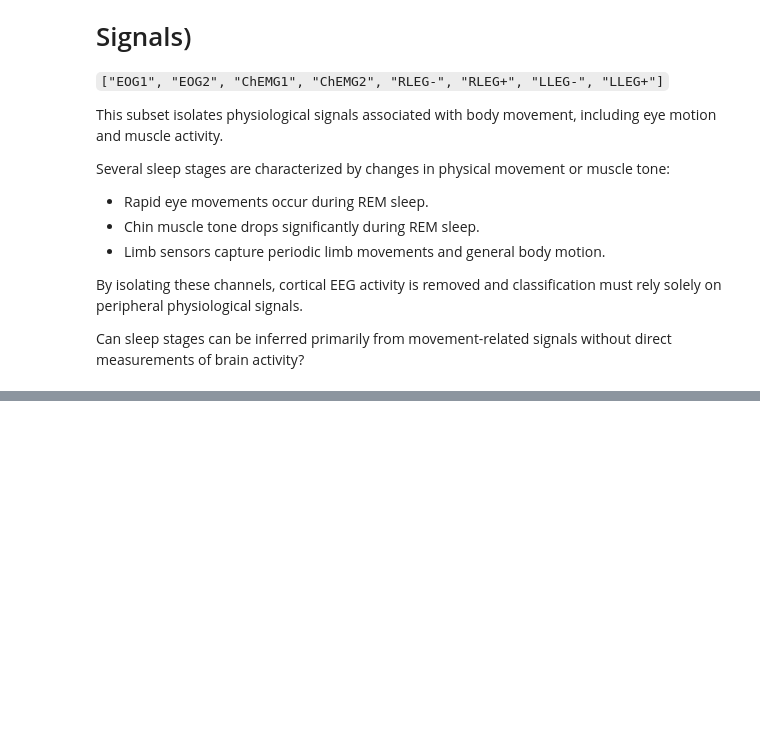
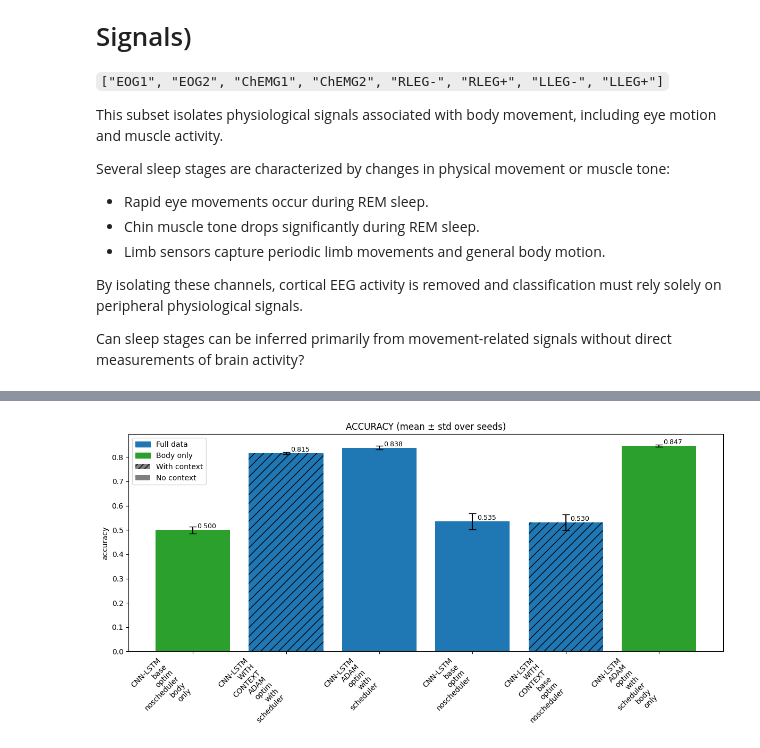
Before and after one commit to kailen-mccauley/anphy-sleep-stage-classification, a Jupyter notebook: EDA.ipynb, the cells around one changed output, grey strips where cells are left out. Drawn from its saved outputs; the diff is of its cells as text; code cells hidden in the pictures; blank space fills up the shorter version.

Commit message:
Code for processing results data and creating visualizations

```diff
--- a/EDA.ipynb
+++ b/EDA.ipynb
@@ -484,0 +441,7 @@ BODY_MOVEMENT_CHANNELS = [
+# %%
+import os
+import re
+from collections import defaultdict
+import pandas as pd
+results_path = os.path.join(os.getcwd(), "results_files")
+plots_path = os.path.join(os.getcwd(), "plots")
@@ -484,0 +499,6 @@ BODY_MOVEMENT_CHANNELS = [
+# %%
+file_path = "/storage/ice1/2/5/kmccauley7/anphy-sleep-stage-classification/results_files/CNN_ADAM_optim_with_scheduler_seed_42/results.parquet"
+
+df = pd.read_parquet(file_path)
+
+print(df.head())
@@ -484,0 +597,79 @@ BODY_MOVEMENT_CHANNELS = [
+# %%
+import matplotlib.pyplot as plt
+import matplotlib.patches as mpatches
+
+# --- parse metadata ---
+def parse_model_name(name):
+    context = "context" if "WITH_CONTEXT" in name else "no_context"
+    data = "body_only" if "body_only" in name else "full_data"
+    opt = "adam_sched" if "ADAM_optim_with_scheduler" in name else "base_nosched"
+    return context, data, opt
+
+summary_df[["context", "data", "opt"]] = summary_df["model"].apply(
+    lambda x: pd.Series(parse_model_name(x))
+)
+
+summary_df["label"] = summary_df["model"].str.replace("_", "\n")
+
+# --- color by DATA ---
+color_map = {
+    "full_data": "tab:blue",
+    "body_only": "tab:green"
+}
+colors = summary_df["data"].map(color_map)
+
+# --- hatch by CONTEXT ---
+hatch_map = {
+    "context": "//",
+    "no_context": ""
+}
+
+metrics = ["accuracy", "precision", "recall", "f1", "f2"]
+
+for m in metrics:
+    plt.figure(figsize=(12, 6))
+
+    bars = plt.bar(
+        summary_df["label"],
+        summary_df[f"{m}_mean"],
+        yerr=summary_df[f"{m}_std"],
+        capsize=5,
+        color=colors
+    )
+
+    # apply hatching + value labels
+    for i, bar in enumerate(bars):
+        context_type = summary_df.iloc[i]["context"]
+        bar.set_hatch(hatch_map[context_type])
+
+        height = bar.get_height()
+        plt.text(
+            bar.get_x() + (bar.get_width() / 2) + 0.15,
+            height,
+            f"{height:.3f}",
+            ha="center",
+            va="bottom",
+            fontsize=9
+        )
+
+    plt.ylabel(m)
+    plt.title(f"{m.upper()} (mean ± std over seeds)")
+    plt.xticks(rotation=45, ha="right")
+
+    # --- legend ---
+    data_legend = [
+        mpatches.Patch(color="tab:blue", label="Full data"),
+        mpatches.Patch(color="tab:green", label="Body only")
+    ]
+
+    context_legend = [
+        mpatches.Patch(facecolor="gray", hatch="///", label="With context"),
+        mpatches.Patch(facecolor="gray", label="No context")
+    ]
+
+    plt.legend(handles=data_legend + context_legend, loc="upper left")
+
+    plt.tight_layout()
+    plt.savefig(os.path.join(plots_path, f"{m}_comparison.png"))
+# %% [output]
+[figure, added]
```
Also changed, not shown: parts of 9 cells of this notebook.
